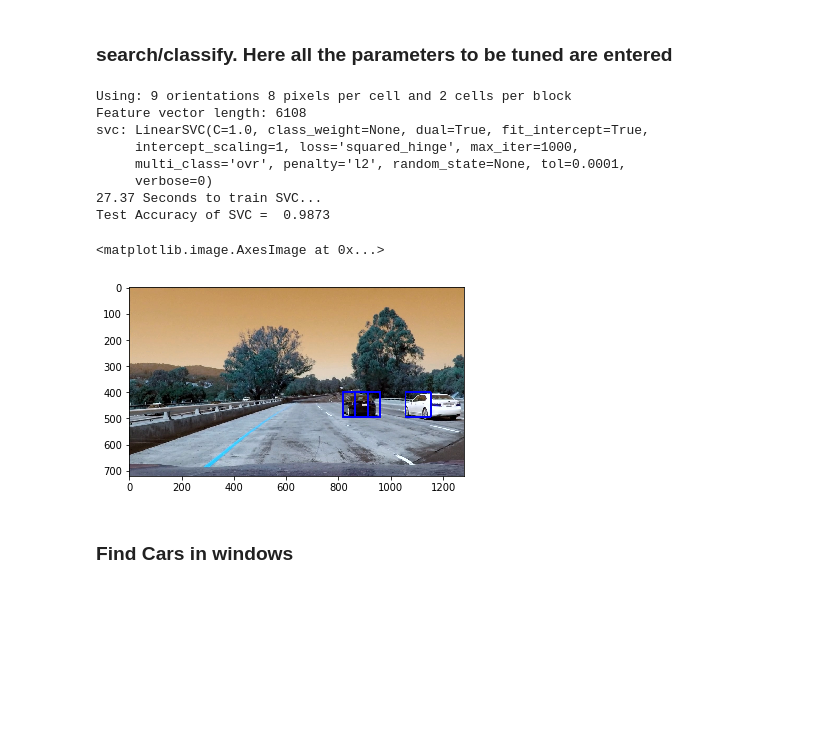
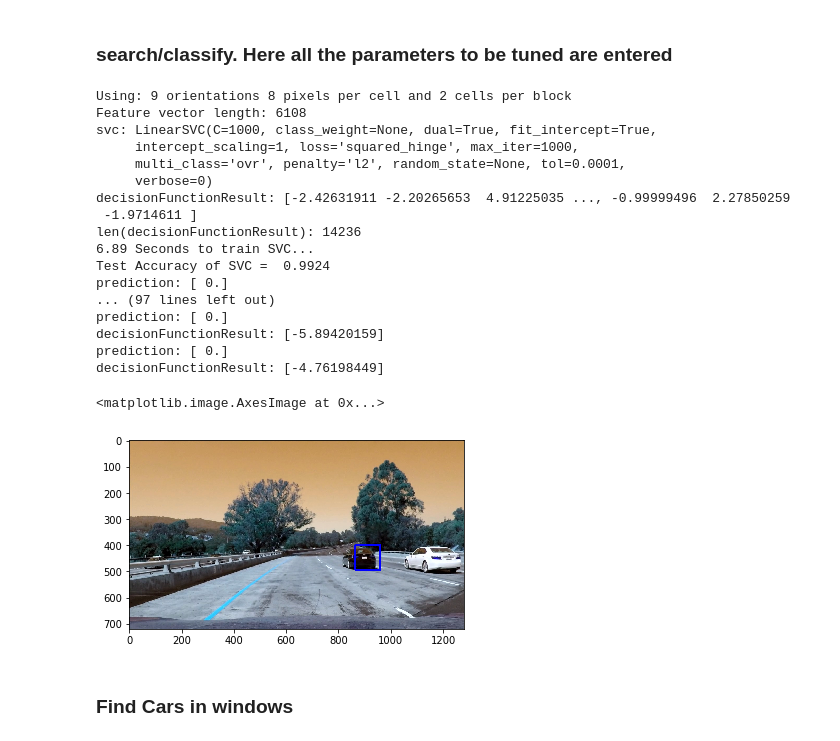
Before and after one commit to vikasiyer/cardnd-term1-p5, a Jupyter notebook: P5.ipynb, the cells around one changed output. Saved outputs shown, nothing was run; the diff lists cells and outputs as text; code cells hidden in the pictures; blank space fills up the shorter version.

```diff
--- a/P5.ipynb
+++ b/P5.ipynb
@@ -516,8 +505,14 @@ def search_windows(img, windows, clf, scaler, color_space='RGB',
         test_features = scaler.transform(np.array(features).reshape(1, -1))
         #6) Predict using your classifier
         prediction = clf.predict(test_features)
+        print("prediction:",prediction)
+        decisionFunctionResult = clf.decision_function(test_features)
+        print("decisionFunctionResult:",decisionFunctionResult)
+
         #7) If positive (prediction == 1) then save the window
-        if prediction == 1:
+        #if prediction == 1:
+         #   on_windows.append(window)
+        if decisionFunctionResult > 1:
             on_windows.append(window)
     #8) Return windows for positive detections
     return on_windows
@@ -525,7 +520,7 @@ def search_windows(img, windows, clf, scaler, color_space='RGB',
 
 
 ### TODO: Tweak these parameters and see how the results change.
-color_space = 'HLS'# was'RGB' # Can be RGB, HSV, LUV, HLS, YUV, YCrCb
+color_space = 'YUV'# was'RGB' # Can be RGB, HSV, LUV, HLS, YUV, YCrCb
 orient = 9  # HOG orientations
 pix_per_cell = 8 # HOG pixels per cell
 cell_per_block = 2 # HOG cells per block
@@ -569,11 +564,15 @@ print('Using:',orient,'orientations',pix_per_cell,
     'pixels per cell and', cell_per_block,'cells per block')
 print('Feature vector length:', len(X_train[0]))
 # Use a linear SVC
-svc = LinearSVC()
+svc = LinearSVC(C=1000)
 # Check the training time for the SVC
 t=time.time()
+
 svc.fit(X_train, y_train)
+decisionFunctionResult = svc.decision_function(X_train)
 print("svc:",svc)
+print("decisionFunctionResult:",decisionFunctionResult)
+print("len(decisionFunctionResult):",len(decisionFunctionResult))
 with open("svc_pickle.p", "wb" ) as file:
     pickle.dump({
         'svc':svc,
@@ -591,38 +590,47 @@ print('Test Accuracy of SVC = ', round(svc.score(X_test, y_test), 4))
 # Check the prediction time for a single sample
 t=time.time()
 
 image = cv2.imread('test_images/test1.jpg')
 draw_image = np.copy(image)
 
 # Uncomment the following line if you extracted training
 # data from .png images (scaled 0 to 1 by mpimg) and the
 # image you are searching is a .jpg (scaled 0 to 255)
 #image = image.astype(np.float32)/255
 
 windows = slide_window(image, x_start_stop=[None, None], y_start_stop=y_start_stop,
-                    xy_window=(96, 96), xy_overlap=(0.5, 0.5))
+                    xy_window=(96, 96), xy_overlap=(0.25, 0.25))
 
 hot_windows = search_windows(image, windows, svc, X_scaler, color_space=color_space,
                         spatial_size=spatial_size, hist_bins=hist_bins,
                         orient=orient, pix_per_cell=pix_per_cell,
                         cell_per_block=cell_per_block,
                         hog_channel=hog_channel, spatial_feat=spatial_feat,
                         hist_feat=hist_feat, hog_feat=hog_feat)
 
 window_img = draw_boxes(draw_image, hot_windows, color=(0, 0, 255), thick=6)
 
 plt.imshow(window_img)
 # %% [output]
 Using: 9 orientations 8 pixels per cell and 2 cells per block
 Feature vector length: 6108
-svc: LinearSVC(C=1.0, class_weight=None, dual=True, fit_intercept=True,
+svc: LinearSVC(C=1000, class_weight=None, dual=True, fit_intercept=True,
      intercept_scaling=1, loss='squared_hinge', max_iter=1000,
      multi_class='ovr', penalty='l2', random_state=None, tol=0.0001,
      verbose=0)
-27.37 Seconds to train SVC...
-Test Accuracy of SVC =  0.9873
+decisionFunctionResult: [-2.42631911 -2.20265653  4.91225035 ..., -0.99999496  2.27850259
+ -1.9714611 ]
+len(decisionFunctionResult): 14236
+6.89 Seconds to train SVC...
+Test Accuracy of SVC =  0.9924
+prediction: [ 0.]
+... (97 lines left out)
+prediction: [ 0.]
+decisionFunctionResult: [-5.89420159]
+prediction: [ 0.]
+decisionFunctionResult: [-4.76198449]
 <matplotlib.image.AxesImage at 0x...>
-[figure, old version]
+[figure, new version]
 # %% [markdown]
 ### Find Cars in windows
 # %%
```
Also changed, not shown: parts of 8 cells of this notebook, 10 other files.
